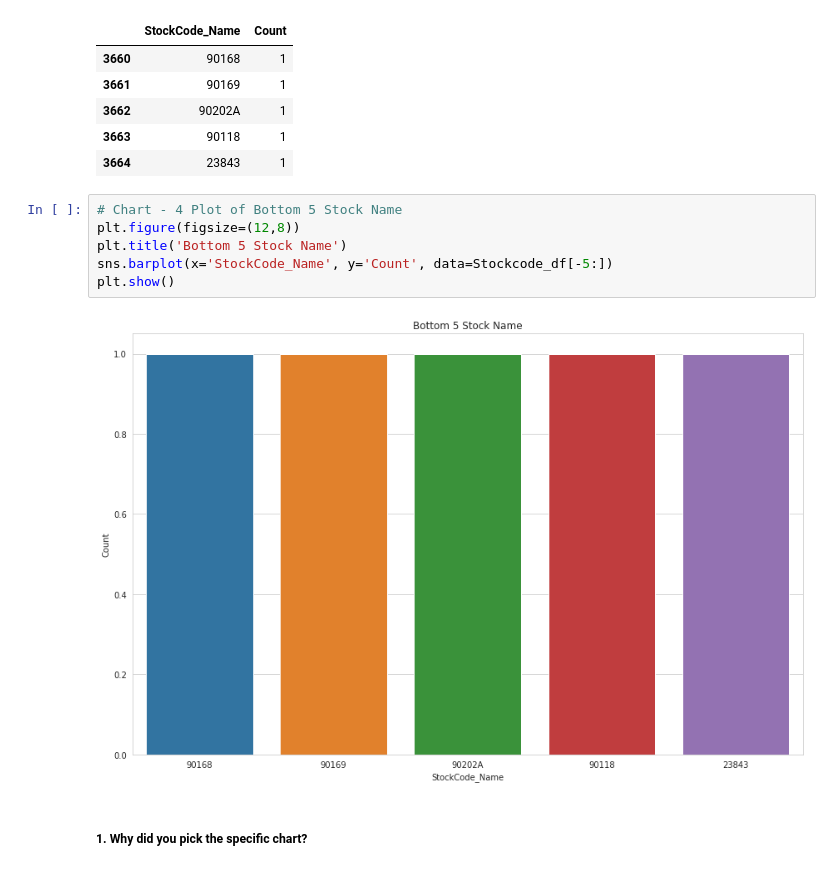
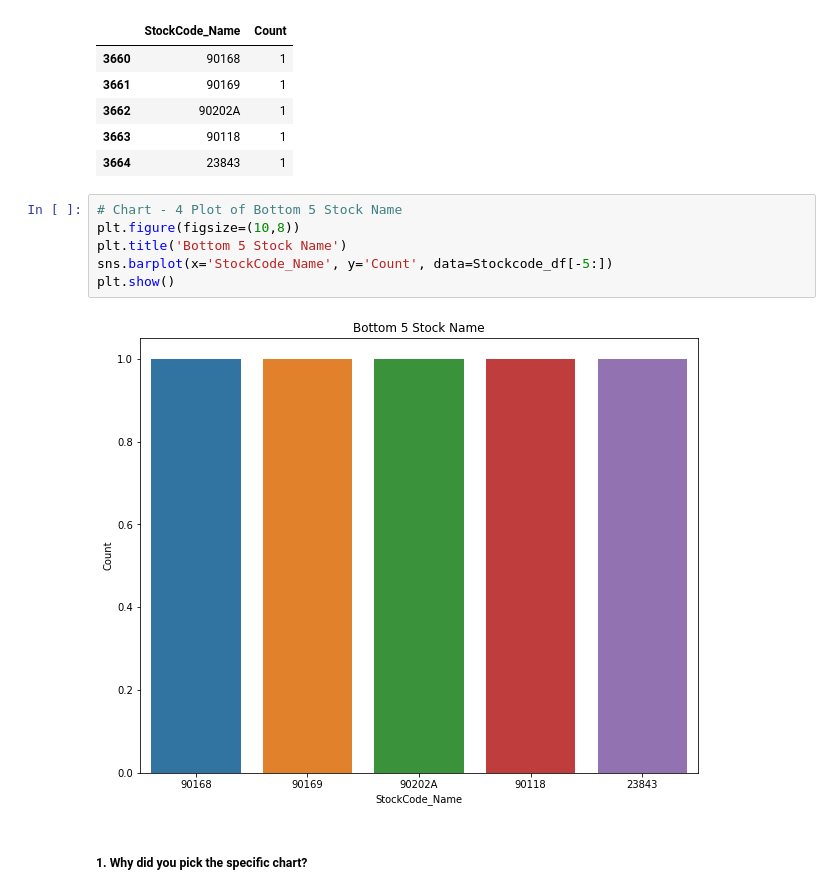
Before and after one commit to sakshantG/Online_Retail_Customer_Segmentation, a Jupyter notebook: Online_Retail_Customer_Segmentation.ipynb, the cells around one changed output. Drawn from its saved outputs; the diff is of its cells as text.

```diff
--- a/Online_Retail_Customer_Segmentation.ipynb
+++ b/Online_Retail_Customer_Segmentation.ipynb
@@ -421,12 +421,12 @@ Stockcode_df.tail()
 | 3664 | 23843 | 1 |
 # %%
 # Chart - 4 Plot of Bottom 5 Stock Name
-plt.figure(figsize=(12,8))
+plt.figure(figsize=(10,8))
 plt.title('Bottom 5 Stock Name')
 sns.barplot(x='StockCode_Name', y='Count', data=Stockcode_df[-5:])
 plt.show()
 # %% [output]
-[figure, old version]
+[figure, new version]
 # %% [markdown]
 ##### 1. Why did you pick the specific chart?
 # %% [markdown]
```
Also changed, not shown: parts of 173 cells of this notebook.
